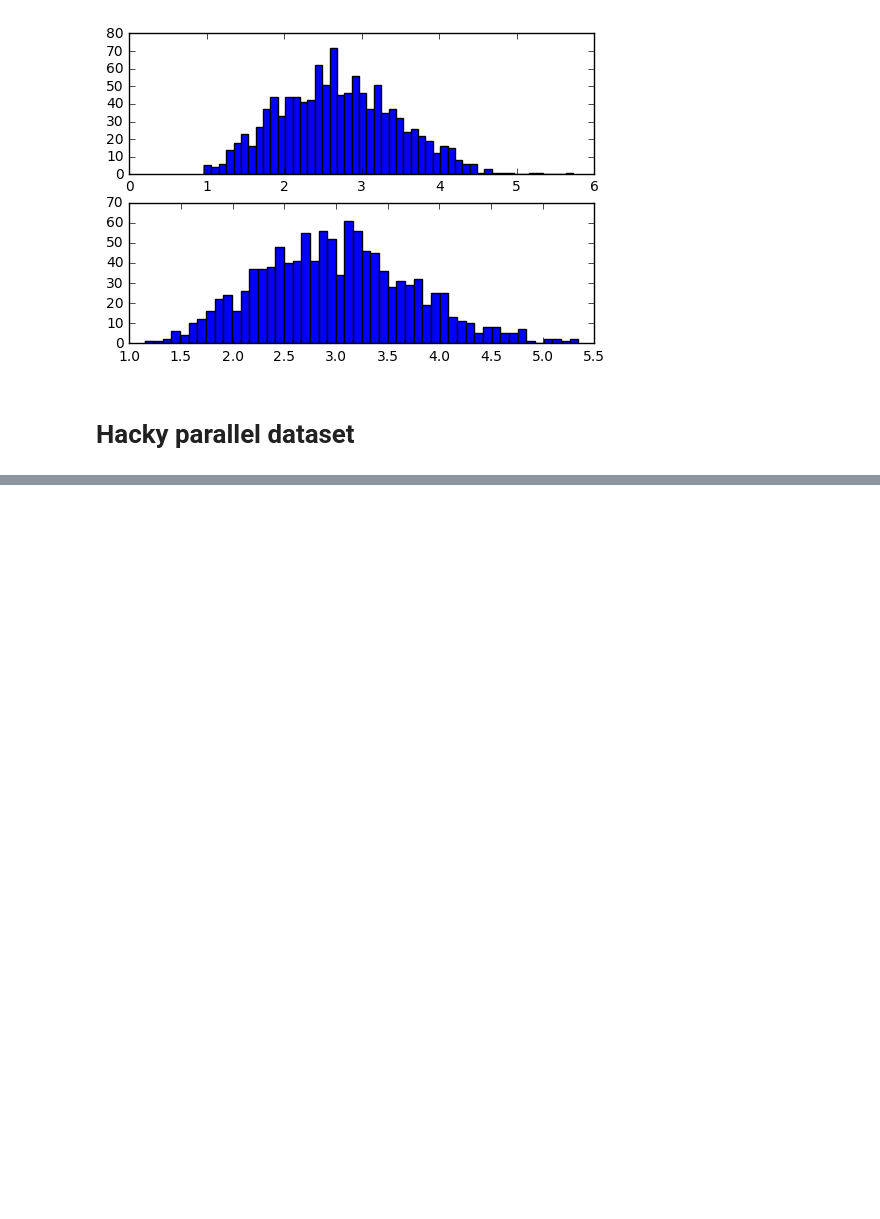
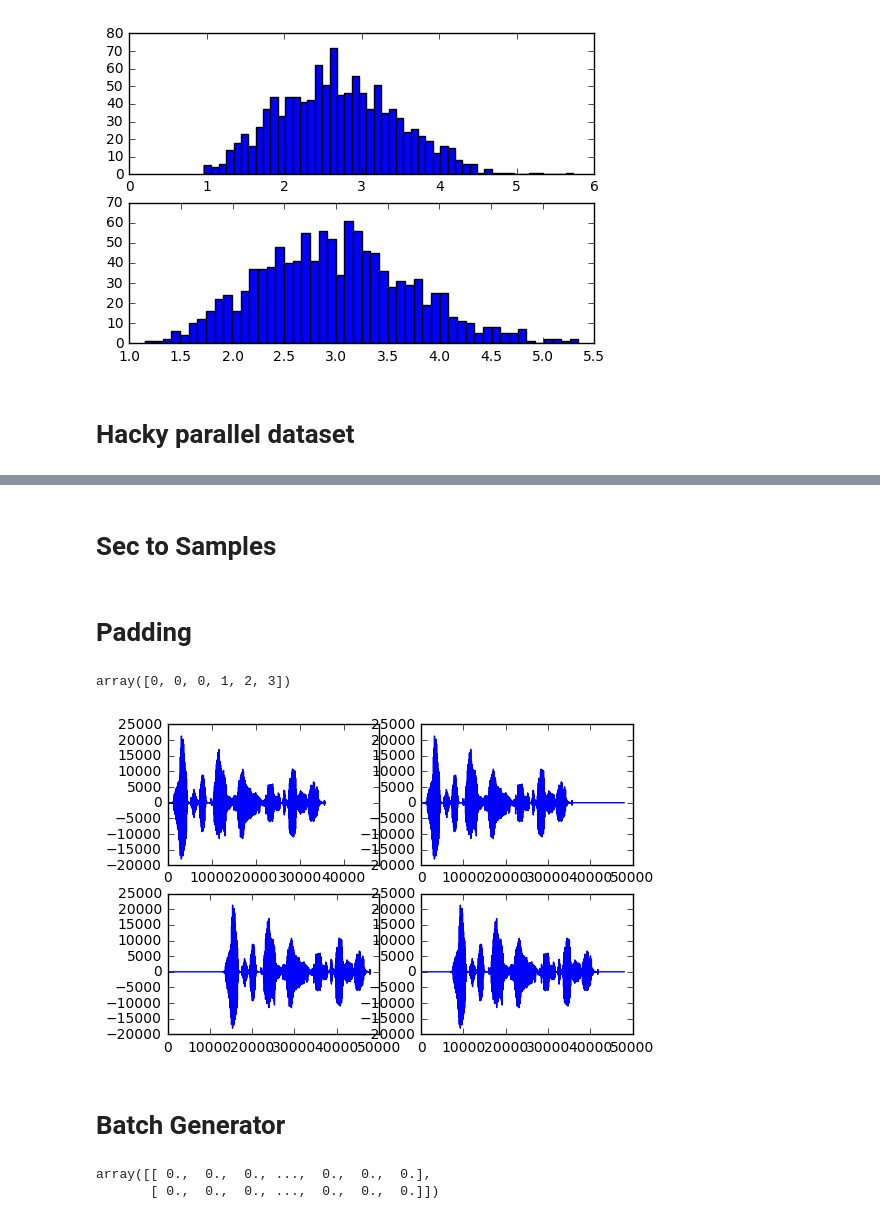
Before and after one commit to tmulc18/S2SCycleGAN, a Jupyter notebook: nbs/Data Investigating.ipynb, the cells around one changed output, grey strips where cells are left out. Cells and saved outputs as stored; diff of their text form; code cells hidden in the pictures; blank space fills up the shorter version.

Commit message:
Batch Generator working with adhoc padding and one-time binning

```diff
--- a/nbs/Data Investigating.ipynb
+++ b/nbs/Data Investigating.ipynb
@@ -22,14 +25,15 @@ result = []
 for filename in glob.glob(mpath+'*.wav'):
     fm, wav_data = wavfile.read(filename)
     result.append(wav_data.shape[0]/(1.0*fm))
+    assert fm == SMP_RATE
 resultm = np.array(result)
 
 #female
 result = []
 for filename in glob.glob(fpath+'*.wav'):
     fm, wav_data = wavfile.read(filename)
-    #fm, wav_data = wave.Wave_read(i)
     result.append(wav_data.shape[0]/(1.0*fm))
+    assert fm == SMP_RATE
 resultf = np.array(result)
 # %%
 plt.subplot(211)
@@ -48,0 +59,13 @@ for i in glob.glob(mpath+'/*.wav'):
+# %%
+bin_size_x = (2,3)
+bin_size_y = (2,3)
+# %%
+bin_mapping = {}
+for filename in glob.glob(mpath+'*.wav'):
+    fm, wav_data = wavfile.read(filename)
+    size = wav_data.shape[0]/(1.0*fm)
+    if size < bin_size_x[1] and size > bin_size_x[0]:
+        fm2, wav_data2 = wavfile.read(m2f[filename])
+        size2 = wav_data2.shape[0]/(1.0*fm2)
+        if size2 < bin_size_x[1] and size2 > bin_size_x[0]:
+            bin_mapping[filename] = m2f[filename]
@@ -48,0 +76,2 @@ for i in glob.glob(mpath+'/*.wav'):
+# %% [markdown]
+# Sec to Samples
@@ -48,0 +81,39 @@ for i in glob.glob(mpath+'/*.wav'):
+# %% [markdown]
+# Padding
+# %%
+def padTo(x,size,kind='SYM'):
+    """
+    Expects 1D array
+    """
+    assert kind in ['LEFT','RIGHT','SYM']
+    if kind == 'LEFT':
+        pad = np.zeros(size-len(x),dtype=x.dtype)
+        r=np.concatenate((pad,x),axis=0)
+    elif kind == 'RIGHT':
+        pad = np.zeros(size-len(x),dtype=x.dtype)
+        r=np.concatenate((x,pad),axis=0)
+    elif kind == 'SYM':
+        padl = np.zeros((size-len(x))/2,dtype=x.dtype)
+        padr = np.zeros((size-len(x))/2+(size-len(x))%2,dtype=x.dtype)
+        r = np.concatenate((padl,x,padr),axis=0)
+    return r
+# %%
+padTo(np.array([1,2,3]),6,kind='LEFT')
+# %% [output]
+array([0, 0, 0, 1, 2, 3])
+# %%
+_,x = wavfile.read(bin_mapping.keys()[0])
+plt.subplot(221)
+plt.plot(x)
+plt.xlim(0,SMP_RATE*bin_size_x[1])
+plt.subplot(222)
+plt.plot(padTo(x,SMP_RATE*bin_size_x[1],kind='RIGHT'))
+plt.subplot(223)
+plt.plot(padTo(x,SMP_RATE*bin_size_x[1],kind='LEFT'))
+plt.subplot(224)
+plt.plot(padTo(x,SMP_RATE*bin_size_x[1]))
+plt.show()
+# %% [output]
+[figure, added]
+# %% [markdown]
+# Batch Generator
@@ -48,0 +147,6 @@ for i in glob.glob(mpath+'/*.wav'):
+# %%
+b = Batch(mapping=bin_mapping,bin_max=bin_size_x[1],batch_size=2)
+b.getBatch()
+# %% [output]
+array([[ 0.,  0.,  0., ...,  0.,  0.,  0.],
+       [ 0.,  0.,  0., ...,  0.,  0.,  0.]])
```
Also changed, not shown: parts of 10 cells of this notebook.
